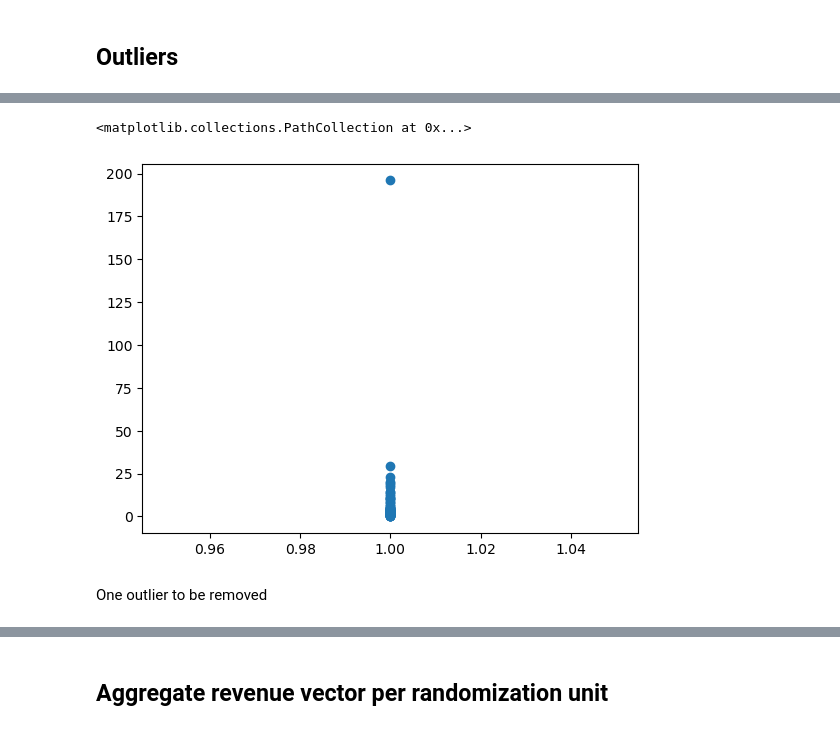
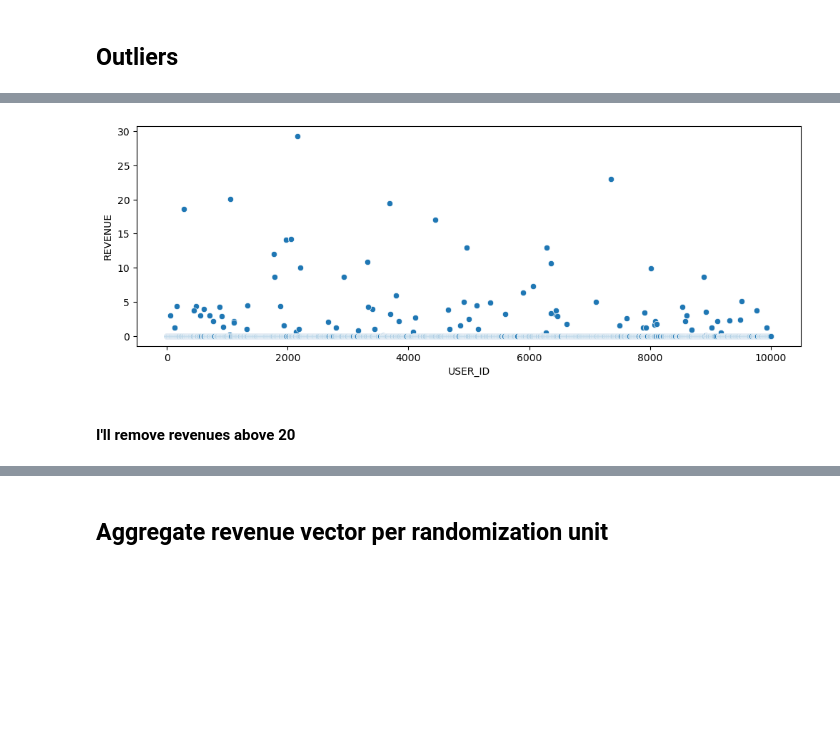
Before and after one commit to sasotomayor/ab-testing-revenue-impact, a Jupyter notebook: solution_mannwhitneyu_test.ipynb, the cells around one changed output, grey strips where cells are left out. Saved outputs shown, nothing was run; the diff lists cells and outputs as text; code cells hidden in the pictures; blank space fills up the shorter version.

```diff
--- a/solution_mannwhitneyu_test.ipynb
+++ b/solution_mannwhitneyu_test.ipynb
@@ -153,10 +159,14 @@ Text(0, 0.5, 'revenue')
 # %%
 unique_revenues = clean_df.groupby(["VARIANT_NAME","USER_ID"]).agg({"REVENUE":"sum"})["REVENUE"].unique()
-plt.scatter(np.ones(shape=(1, len(unique_revenues))), unique_revenues)
+
+f = plt.figure(figsize=(12,4))
+
+ax = f.add_subplot(111)
+sns.scatterplot(clean_df.groupby(["VARIANT_NAME","USER_ID"]).agg({"REVENUE":"sum"})["REVENUE"].reset_index(), x="USER_ID", y="REVENUE")
+plt.show()
 # %% [output]
-<matplotlib.collections.PathCollection at 0x...>
-[figure, old version]
+[figure, new version]
 # %% [markdown]
-One outlier to be removed
+#### I'll remove revenues above 20
 # %%
 clean_df["LOG_REVENUE"] = np.log(clean_df["REVENUE"] + 0.1)
```
Also changed, not shown: parts of 8 cells of this notebook, 1 other file.
